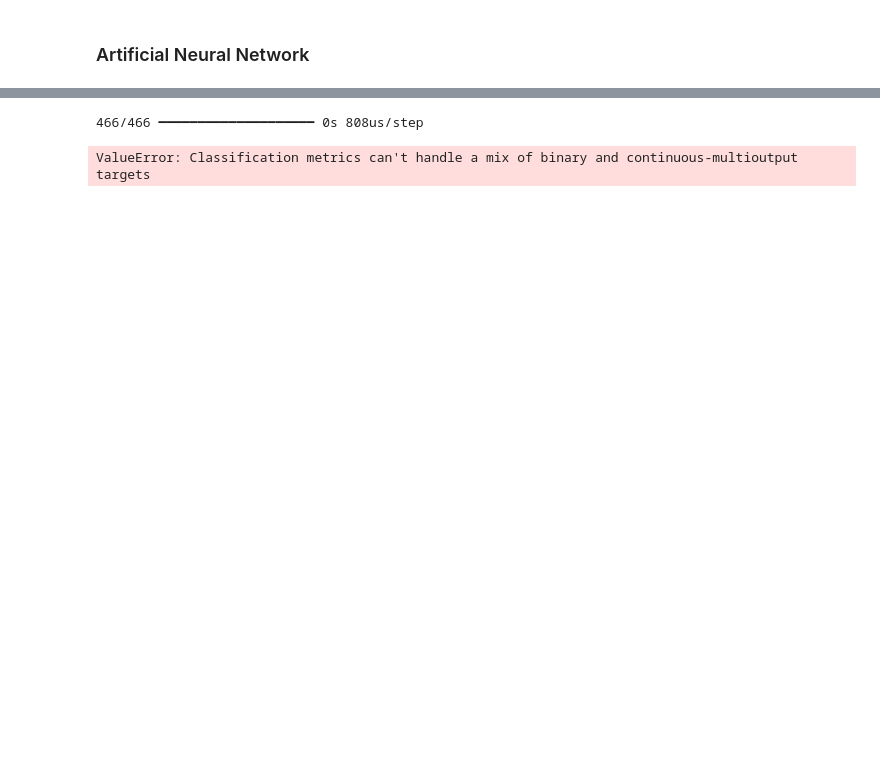
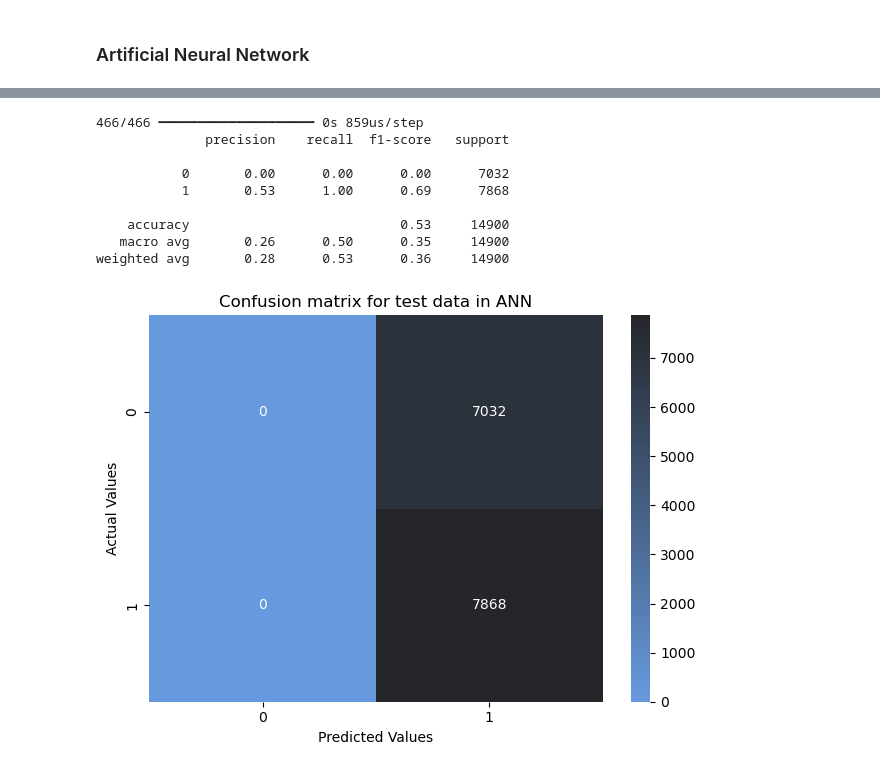
Before and after one commit to buddhathapa12/employment_attrition_analysis, a Jupyter notebook: employment_attrition.ipynb, the cells around one changed output, grey strips where cells are left out. Saved outputs shown, nothing was run; the diff lists cells and outputs as text; code cells hidden in the pictures; blank space fills up the shorter version.

```diff
--- a/employment_attrition.ipynb
+++ b/employment_attrition.ipynb
@@ -1261,3 +1326,9 @@ tf.config.list_physical_devices()
+# %%
+from sklearn.model_selection import train_test_split
+
+X_train, X_test, y_train, y_test = train_test_split(employee_df_encoded[['Age', 'Years at Company', 'Monthly Income',
+       'Distance from Home', 'Marital Status', 'Number of Dependents',
+       'Job Level', 'Company Tenure', 'Remote Work']], employee_df_encoded["Attrition"], test_size= 0.2, random_state= 42)
 # %%
 ann_model = tf.keras.Sequential([
     tf.keras.layers.Input(shape= (9,)),
@@ -1297,20 +1368,31 @@ Epoch 10/10
 <keras.src.callbacks.history.History at 0x...>
 # %%
-y_pred_ann = ann_model.predict(X_test)
+y_pred_ann_softmax = ann_model.predict(X_test)
+
+y_pred_ann  = tf.argmax(y_pred_ann_softmax, axis= 1)
+
 
 print(classification_report(y_true= y_test, y_pred= y_pred_ann))
 
 
 #Confusion Matrix
 sns.heatmap(data= confusion_matrix(y_true= y_test, y_pred= y_pred_ann),
             annot= True,
             fmt='d',
             cmap= sns.dark_palette("#69d", reverse=True, as_cmap=True))
 plt.xlabel("Predicted Values")
 plt.ylabel("Actual Values")
 plt.title("Confusion matrix for test data in ANN")
 plt.tight_layout()
 plt.show()
 # %% [output]
-466/466 ━━━━━━━━━━━━━━━━━━━━ 0s 808us/step
+466/466 ━━━━━━━━━━━━━━━━━━━━ 0s 859us/step
+              precision    recall  f1-score   support
+
+           0       0.00      0.00      0.00      7032
+           1       0.53      1.00      0.69      7868
+
+    accuracy                           0.53     14900
+   macro avg       0.26      0.50      0.35     14900
+weighted avg       0.28      0.53      0.36     14900
-ValueError: Classification metrics can't handle a mix of binary and continuous-multioutput targets
+[figure, added]
```
Also changed, not shown: parts of 6 cells of this notebook.
